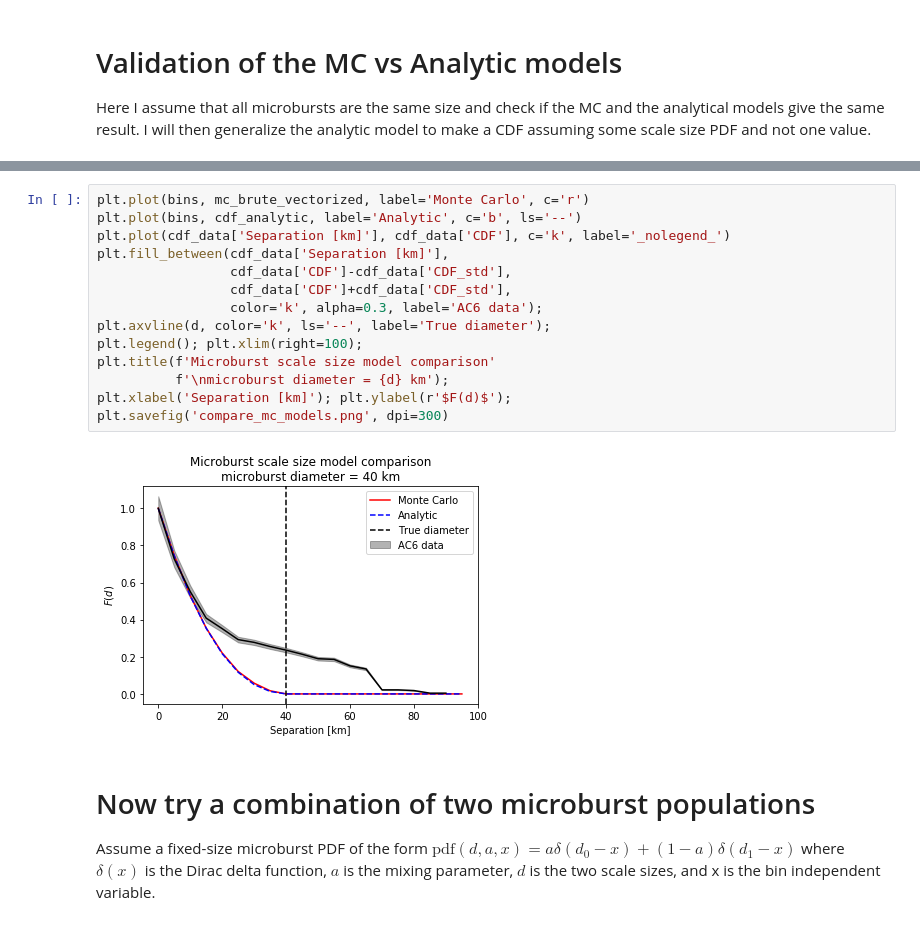
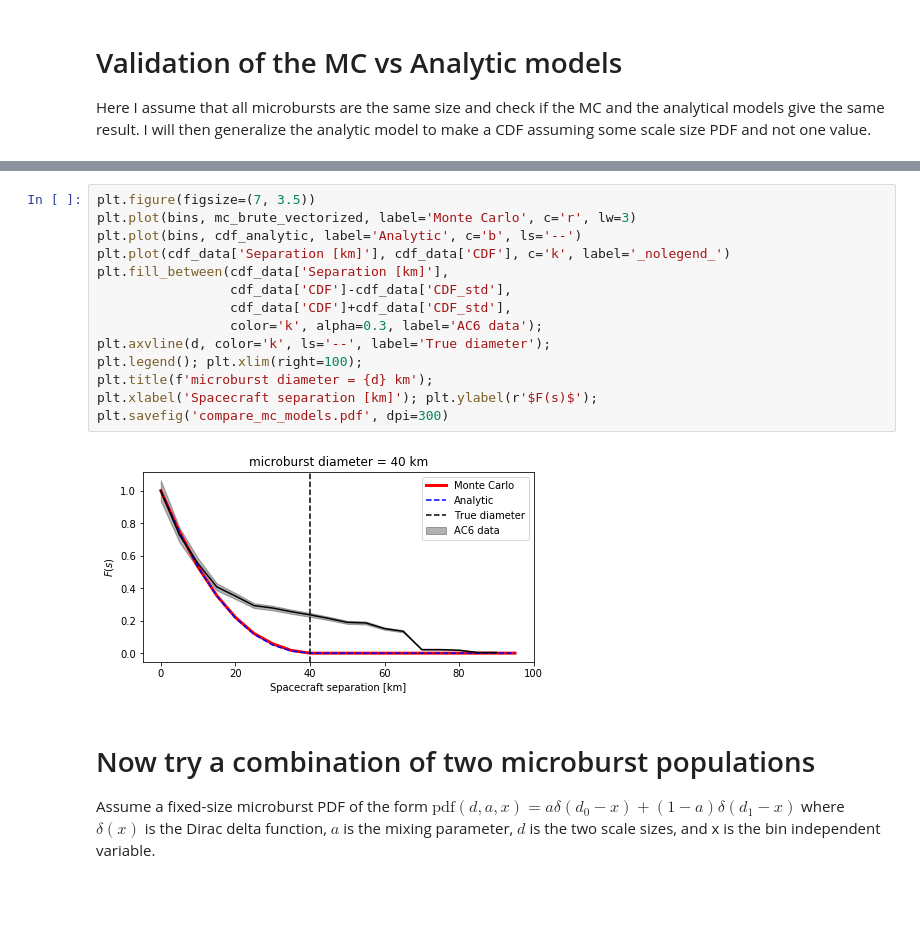
Before and after one commit to mshumko/ac6_microburst_scale_sizes, a Jupyter notebook: models/microburst_scale_size_model.ipynb, the cells around one changed output, grey strips where cells are left out. Saved outputs shown, nothing was run; the diff lists cells and outputs as text; blank space fills up the shorter version.

Commit message:
Plot and paper modifications.

```diff
--- a/models/microburst_scale_size_model.ipynb
+++ b/models/microburst_scale_size_model.ipynb
@@ -321,21 +321,21 @@ plt.xlabel('Size [km]'); plt.ylabel('Microburst CCDF');
 # %% [output]
 [figure]
 # %%
-plt.plot(bins, mc_brute_vectorized, label='Monte Carlo', c='r')
+plt.figure(figsize=(7, 3.5))
+plt.plot(bins, mc_brute_vectorized, label='Monte Carlo', c='r', lw=3)
 plt.plot(bins, cdf_analytic, label='Analytic', c='b', ls='--')
 plt.plot(cdf_data['Separation [km]'], cdf_data['CDF'], c='k', label='_nolegend_')
 plt.fill_between(cdf_data['Separation [km]'],
                  cdf_data['CDF']-cdf_data['CDF_std'],
                  cdf_data['CDF']+cdf_data['CDF_std'],
                  color='k', alpha=0.3, label='AC6 data');
 plt.axvline(d, color='k', ls='--', label='True diameter');
 plt.legend(); plt.xlim(right=100);
-plt.title(f'Microburst scale size model comparison'
-          f'\nmicroburst diameter = {d} km');
-plt.xlabel('Separation [km]'); plt.ylabel(r'$F(d)$');
-plt.savefig('compare_mc_models.png', dpi=300)
+plt.title(f'microburst diameter = {d} km');
+plt.xlabel('Spacecraft separation [km]'); plt.ylabel(r'$F(s)$');
+plt.savefig('compare_mc_models.pdf', dpi=300)
 # %% [output]
-[figure, old version]
+[figure, new version]
 # %% [markdown]
 # Now try a combination of two microburst populations
 Assume a fixed-size microburst PDF of the form $\mathrm{pdf}(d, a, x) = a \delta(d_0 - x) + (1-a) \delta(d_1 - x)$ where $\delta(x)$ is the Dirac delta function, $a$ is the mixing parameter, $d$ is the two scale sizes, and x is the bin independent variable.
```
Also changed, not shown: parts of 6 cells of this notebook, 6 other files.
